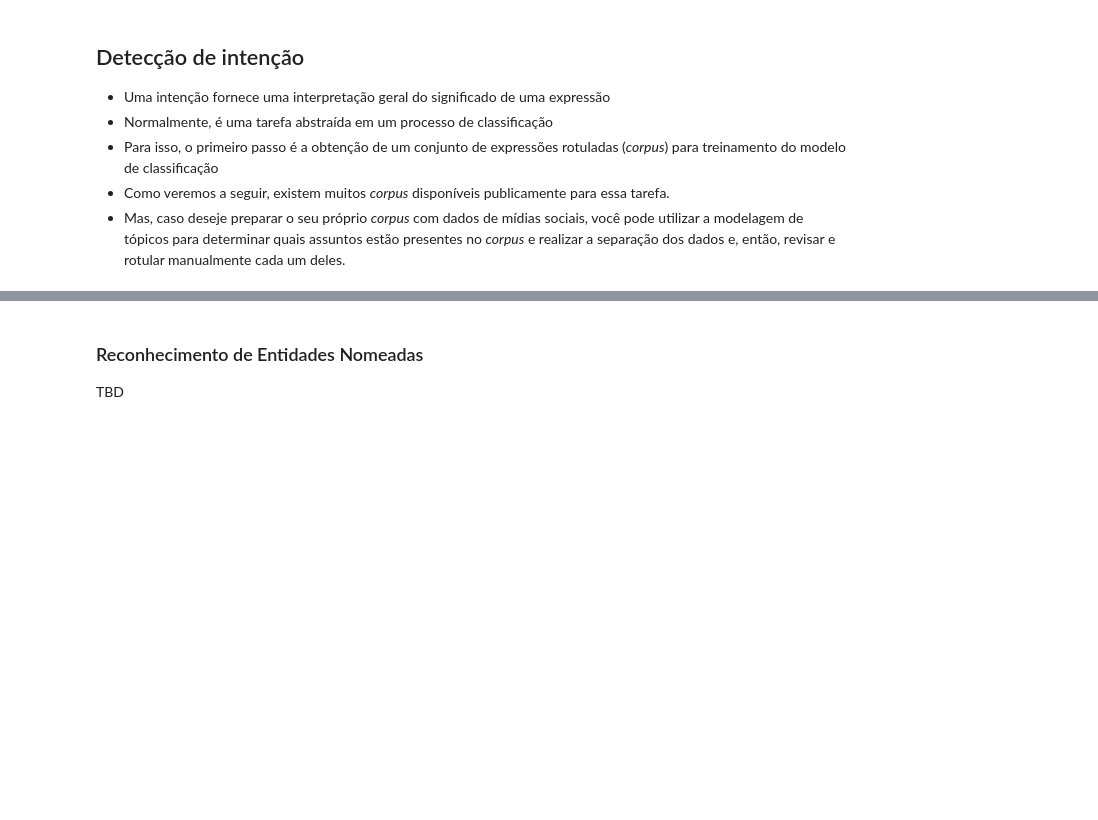
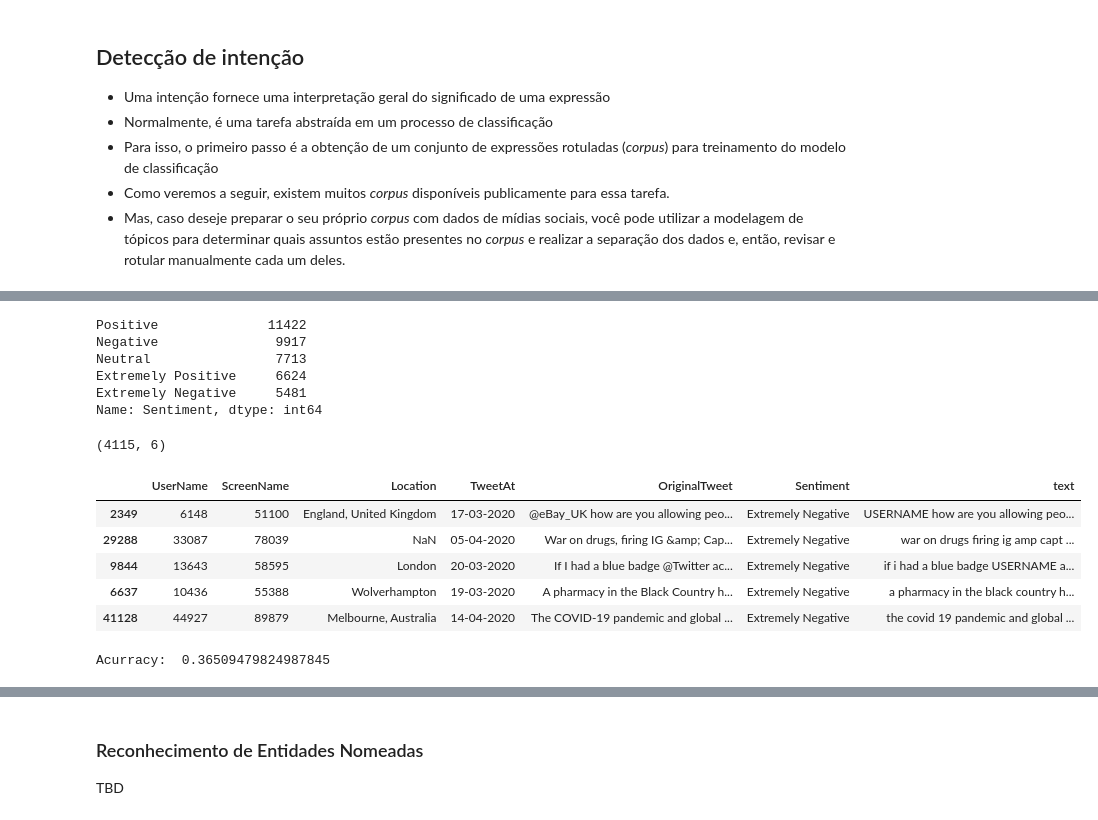
Before and after one commit to webmedia2022-nlp/course-code, a Jupyter notebook: NLP_WebMedia2022.ipynb, the cells around one changed output, grey strips where cells are left out. Saved outputs shown, nothing was run; the diff lists cells and outputs as text; code cells hidden in the pictures; blank space fills up the shorter version.

Commit message:
Semantics

```diff
--- a/NLP_WebMedia2022.ipynb
+++ b/NLP_WebMedia2022.ipynb
@@ -1408 +1414,51 @@ intent_labse_model, X_test_labse, y_test_labse, classes = SemanticComprehension(
+# %%
+# Ler o dataset e mostrar a quantidade de exemplos por categoria
+coronanlp_train_data = pd.read_csv("data/Corona_NLP_train.csv", header=0, sep=",", index_col=False)
+coronanlp_train_data["Sentiment"].value_counts()
+# %% [output]
+Positive              11422
+Negative               9917
+Neutral                7713
+Extremely Positive     6624
+Extremely Negative     5481
+Name: Sentiment, dtype: int64
+# %%
+# Pega uma amostra menor (10%) dos dados, para o treinamento ser mais rápido
+sample = coronanlp_train_data.groupby('Sentiment', group_keys=False).apply(lambda x: x.sample(frac=0.1))
+sample.shape
+# %% [output]
+(4115, 6)
+# %%
+## Pre-processamento
+sample["text"] = sample['OriginalTweet'].apply(pipeline.normalization)
+
+re_links = r'https?:\/\/.*[\r\n]*'
+apply_regex = lambda x: pipeline.clean_regex(x, re_links, value='LINK')
+sample["text"] = sample["text"].apply(apply_regex)
+
+re_mentions = r'@([A-Za-z0-9_]+)'
+apply_regex = lambda x: pipeline.clean_regex(x, re_mentions, value='USERNAME')
+sample["text"] = sample["text"].apply(apply_regex)
+
+re_newline = '\\n'
+apply_regex = lambda x: pipeline.clean_regex(x, re_newline)
+sample["text"] = sample["text"].apply(apply_regex)
+
+re_special_char = '\W+'
+apply_regex = lambda x: pipeline.clean_regex(x, re_special_char)
+sample["text"] = sample["text"].apply(apply_regex)
+
+sample.head()
+# %% [output]
+|  | UserName | ScreenName | Location | TweetAt | OriginalTweet | Sentiment | text |
+| 2349 | 6148 | 51100 | England, United Kingdom | 17-03-2020 | @eBay_UK how are you allowing peo... | Extremely Negative | USERNAME how are you allowing peo... |
+| 29288 | 33087 | 78039 | NaN | 05-04-2020 | War on drugs, firing IG &amp; Cap... | Extremely Negative | war on drugs firing ig amp capt ... |
+| 9844 | 13643 | 58595 | London | 20-03-2020 | If I had a blue badge @Twitter ac... | Extremely Negative | if i had a blue badge USERNAME a... |
+| 6637 | 10436 | 55388 | Wolverhampton | 19-03-2020 | A pharmacy in the Black Country h... | Extremely Negative | a pharmacy in the black country h... |
+| 41128 | 44927 | 89879 | Melbourne, Australia | 14-04-2020 | The COVID-19 pandemic and global ... | Extremely Negative | the covid 19 pandemic and global ... |
+# %%
+# Treinamento utilizando o LaBSE
+intent_labse_model, X_test_labse, y_test_labse, classes = SemanticComprehension().training_intents("labse", sample["text"].tolist(), sample["Sentiment"].tolist())
+# %% [output]
+Acurracy:  0.36509479824987845
 # %%
```
Also changed, not shown: parts of 22 cells of this notebook, 6 other files.
